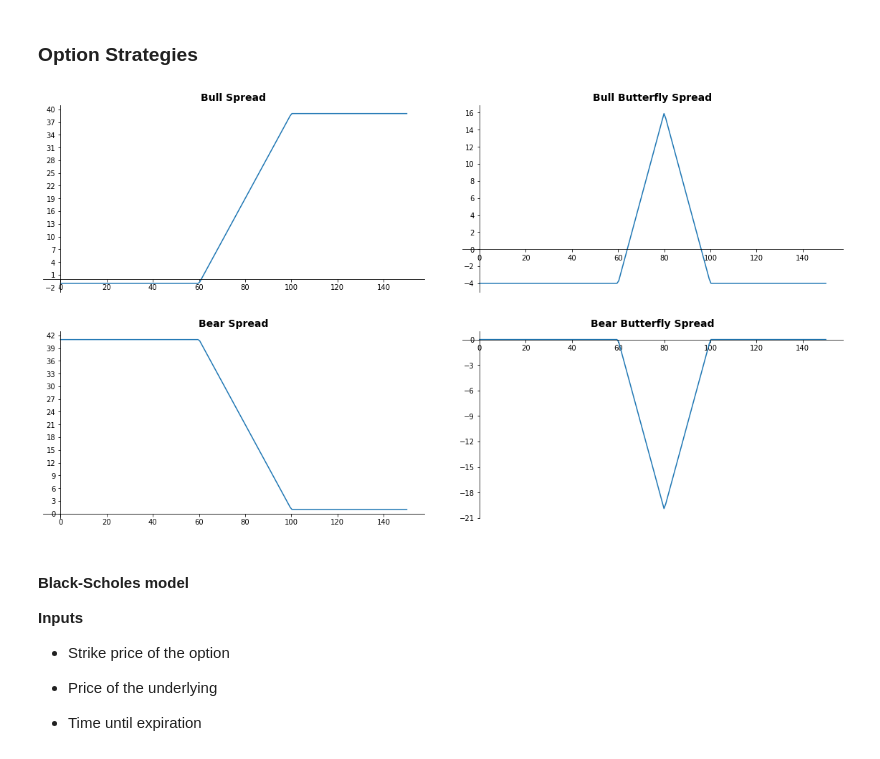
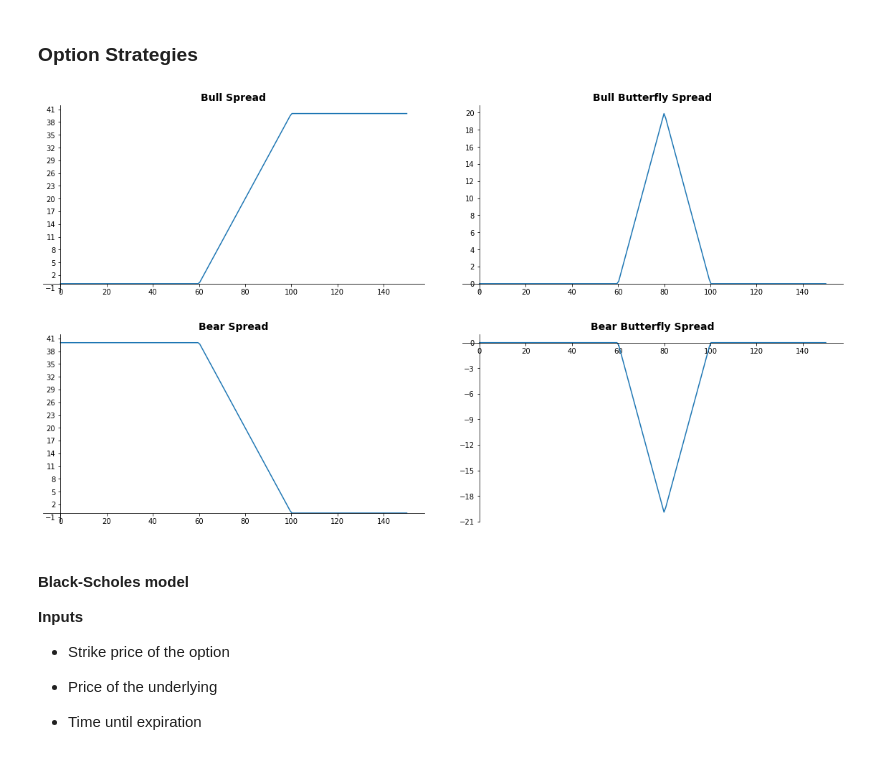
Before and after one commit to Vuong-Chu/Projects, a Jupyter notebook: Python/Quant Finance/Quant Finance.ipynb, the cells around one changed output. Drawn from its saved outputs; the diff is of its cells as text; code cells hidden in the pictures.

```diff
--- a/Python/Quant Finance/Quant Finance.ipynb
+++ b/Python/Quant Finance/Quant Finance.ipynb
@@ -72,42 +72,42 @@ def call_put_parity(call_price, put_price, current_stock_price, strike_price, ti
 + Hold 2 call options with strike prices E1, E3 (E3 > E1)
 + Write 2 call options with the strike price E2 = (E1+E3)/2
 """
-cost = 1
+cost = 5
 E1 = 60
 E3 = 100
 E2 = (E1+E3)/2
 St = np.linspace(0,150,200)
 N = np.size(St)
 y1 = np.maximum(np.zeros(N),St-E1) + np.maximum(np.zeros(N),St-E3) - 2*cost
-y2 = 2*(-np.maximum(np.zeros(N),St-E2) - cost)
+y2 = 2*(-np.maximum(np.zeros(N),St-E2) + cost)
 
-payoff1 = np.maximum(np.zeros(N),St-E1) - np.maximum(np.zeros(N),St-E3) - cost
+payoff1 = np.maximum(np.zeros(N),St-E1) - np.maximum(np.zeros(N),St-E3) - cost + cost
 
 payoff2 = y1 + y2
 
 fig1 = plt.figure(figsize=(20,12))
 plt.subplots_adjust(hspace = 0.5, wspace = 0.1)
 
 ax1 = plt.subplot(2,2,1)
 ax1.plot(St,payoff1)
 ax1.yaxis.set_ticks(np.arange(int(min(payoff1)-1),int(max(payoff1+2)),3)) #Change y tick
 ax1.spines['left'].set_position(('data', 0))
 ax1.spines['bottom'].set_position(('data', 0))
 ax1.spines['top'].set_visible(False)
 ax1.spines['right'].set_visible(False)
 ax1.set_title("Bull Spread",fontsize = 14, fontweight = "bold")
 
 ax2 = plt.subplot(2,2,2)
 ax2.plot(St,payoff2)
 ax2.yaxis.set_ticks(np.arange(int(min(payoff2)),int(max(payoff2))+2,2)) #Change y tick
 ax2.spines['left'].set_position(('data', 0))
 ax2.spines['bottom'].set_position(('data', 0))
 ax2.spines['top'].set_visible(False)
 ax2.spines['right'].set_visible(False)
 ax2.set_title("Bull Butterfly Spread",fontsize = 14, fontweight = "bold")
 fig1.show()
 # %% [output]
-[figure, old version]
+[figure, new version]
 # %%
 """
 1. Bear Spread
@@ -119,7 +119,7 @@ fig1.show()
 + Hold 2 put options with the strike price E2 = (E1+E3)/2
 """
 
-cost = 1
+cost = 5
 E1 = 60
 E3 = 100
 E2 = (E1+E3)/2
@@ -128,7 +128,7 @@ N = np.size(St)
 y1 = np.maximum(np.zeros(N),E1-St) + np.maximum(np.zeros(N),E3-St) - 2*cost
 y2 = 2*(-np.maximum(np.zeros(N),E2-St) + cost)
 
-payoff1 = - np.maximum(np.zeros(N),E1-St) + np.maximum(np.zeros(N),E3-St) + cost
+payoff1 = - np.maximum(np.zeros(N),E1-St) + np.maximum(np.zeros(N),E3-St) + cost - cost
 
 payoff2 = - y1 - y2
 
@@ -155,7 +155,7 @@ ax2.set_title("Bear Butterfly Spread",fontsize = 14, fontweight = "bold")
 
 fig1.show()
 # %% [output]
-[figure, old version]
+[figure, new version]
 # %% [markdown]
 #### Black-Scholes model
 
```
